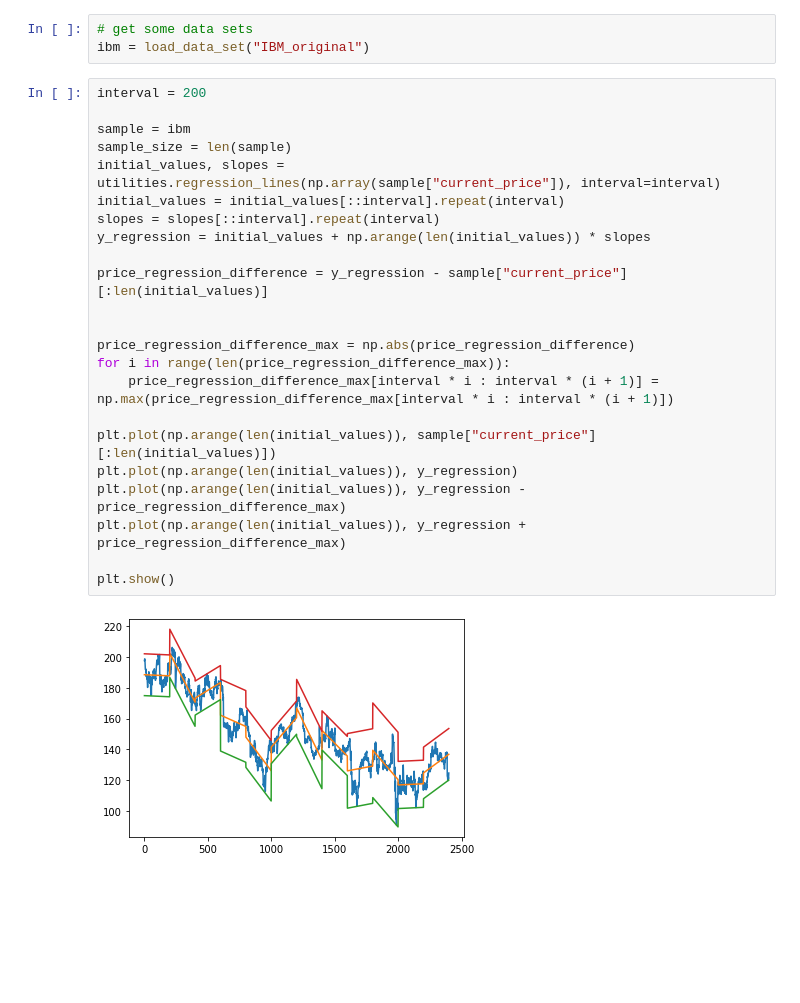
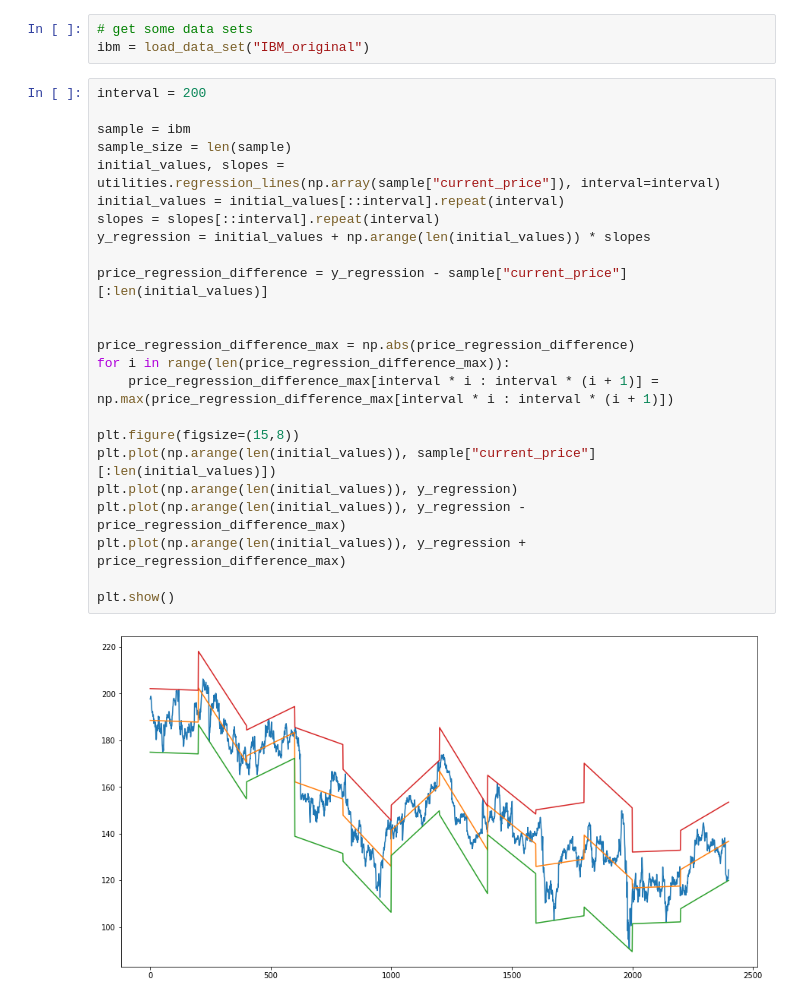
Before and after one commit to tobsel7/price-indicators, a Jupyter notebook: analysis/plots/trend_line_plots.ipynb, the cells around one changed output. Drawn from its saved outputs; the diff is of its cells as text; blank space fills up the shorter version.

```diff
--- a/analysis/plots/trend_line_plots.ipynb
+++ b/analysis/plots/trend_line_plots.ipynb
@@ -29,28 +29,29 @@ ibm = load_data_set("IBM_original")
 # %%
 interval = 200
 
 sample = ibm
 sample_size = len(sample)
 initial_values, slopes = utilities.regression_lines(np.array(sample["current_price"]), interval=interval)
 initial_values = initial_values[::interval].repeat(interval)
 slopes = slopes[::interval].repeat(interval)
 y_regression = initial_values + np.arange(len(initial_values)) * slopes
 
 price_regression_difference = y_regression - sample["current_price"][:len(initial_values)]
 
 
 price_regression_difference_max = np.abs(price_regression_difference)
 for i in range(len(price_regression_difference_max)):
     price_regression_difference_max[interval * i : interval * (i + 1)] = np.max(price_regression_difference_max[interval * i : interval * (i + 1)])
 
+plt.figure(figsize=(15,8))
 plt.plot(np.arange(len(initial_values)), sample["current_price"][:len(initial_values)])
 plt.plot(np.arange(len(initial_values)), y_regression)
 plt.plot(np.arange(len(initial_values)), y_regression - price_regression_difference_max)
 plt.plot(np.arange(len(initial_values)), y_regression + price_regression_difference_max)
 
 plt.show()
 # %% [output]
-[figure, old version]
+[figure, new version]
 # %%
 interval = 200
 
```
Also changed, not shown: parts of 1 cell of this notebook, 4 other files.
